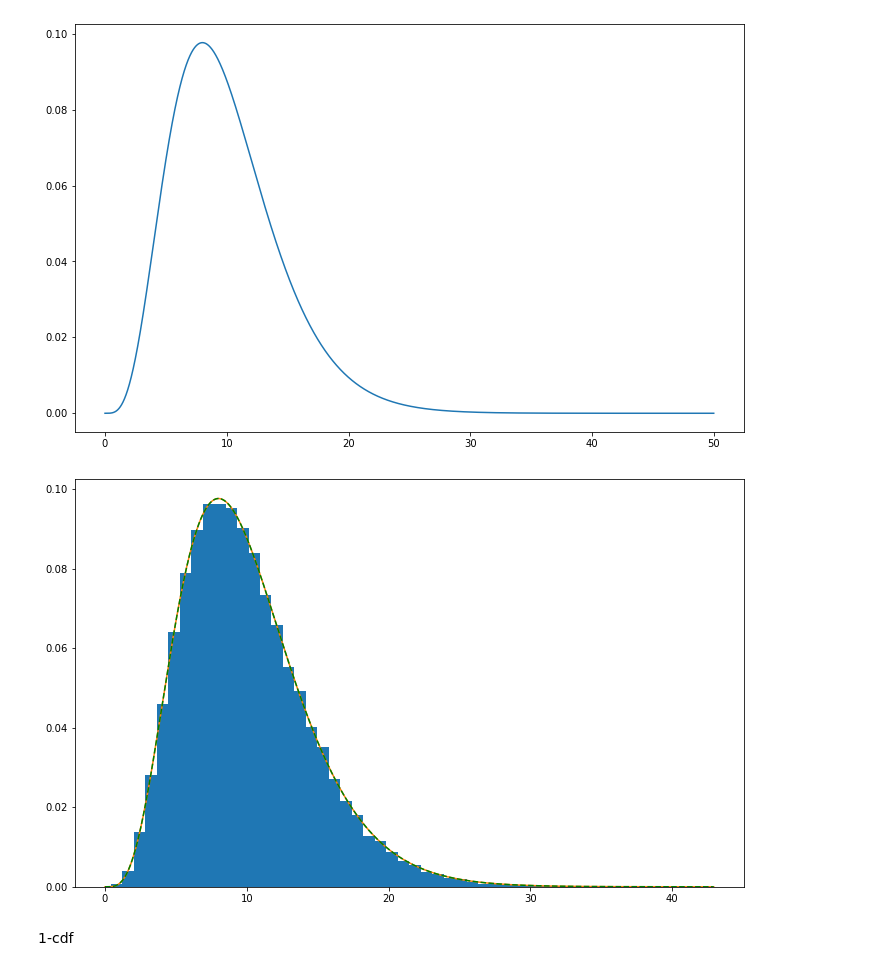
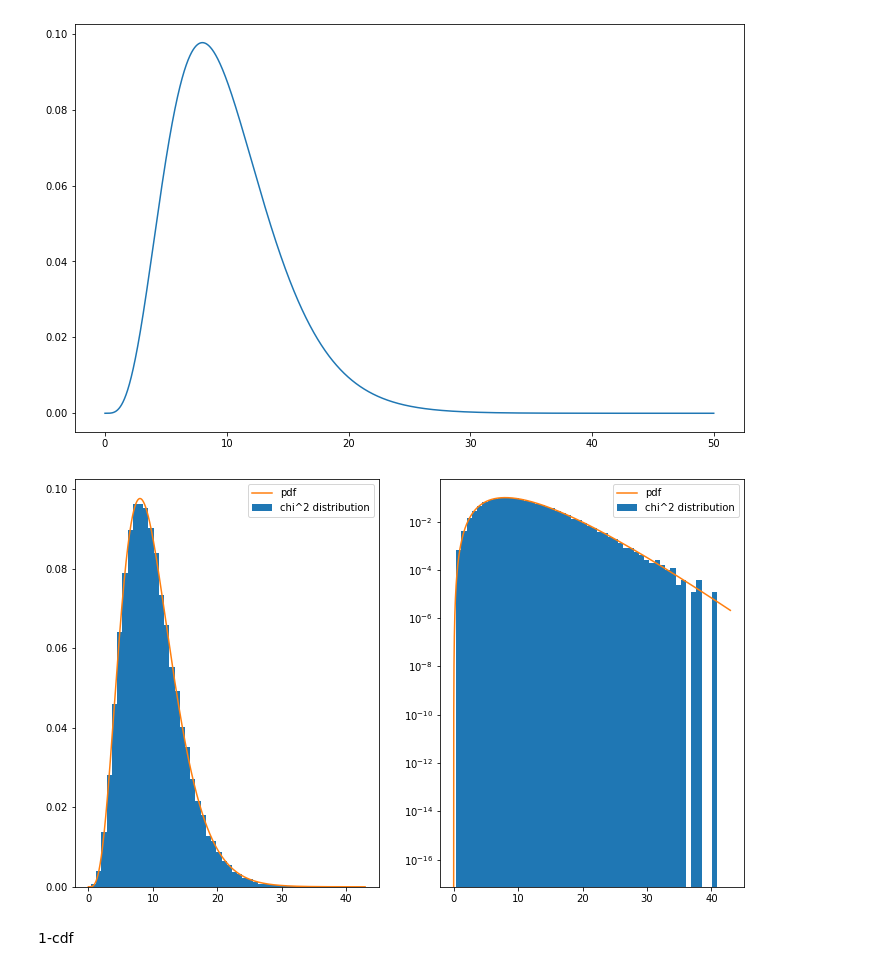
Before and after one commit to maria8ch/Phys434_BigData, a Jupyter notebook: lab1_Berres.ipynb, the cells around one changed output. Drawn from its saved outputs; the diff is of its cells as text; code cells hidden in the pictures.

```diff
--- a/lab1_Berres.ipynb
+++ b/lab1_Berres.ipynb
@@ -31,3 +45,14 @@ plt.show()
 # %% [markdown]
 ## 1. B)
 Add explanation
+# %%
+fig, ax = plt.subplots(figsize=(12, 7.5))
+#ax.hist(d,50, density=True)
+plt.tick_params(labelsize = 14)
+#plt.xlim([4.95,5.05])
+x = np.linspace(-5,5,1000)
+ax.plot(x,stats.norm.cdf(x,loc = 0, scale = 1),linewidth=3)
+ax.set_title('Standard Normal Gaussian CDF')
+ax.set_xlabel('Sigma')
+ax.set_ylabel('Probability')
+plt.show()
@@ -116,19 +143,26 @@ ax.plot(v,tc2(v,k))
 # %%
 l=0.0
 s=1.0
 df=10
 #d = stats.norm.rvs(loc = 5, scale = 0.01, size = 100000)
 c21=stats.chi2.rvs(df,loc = l, scale = s, size = 100000,random_state=420)
-fig, ax = plt.subplots(figsize=(12, 7.5))
+fig, ax = plt.subplots(1,2,figsize=(12, 7.5))
 #c2=np.random.chisquare(d)
-ax.hist(c21, bins=50, density=True);
-v = np.linspace(0,ax.get_xlim()[1], 100000)
-ax.plot(v,stats.chi2.pdf(v,df,loc=l,scale=s))
+ax[0].hist(c21, bins=50, density=True,label='chi^2 distribution');
+v = np.linspace(0,ax[0].get_xlim()[1], 100000)
+#ax[0].plot(v,stats.chi2.pdf(v,df,loc=l,scale=s))
 #v = np.linspace(0,50, 100000)
+
 k=10
-ax.plot(v,tc2(v,df),color='g',ls='--');
+ax[0].plot(v,tc2(v,df),label='pdf');
+ax[0].legend(loc=0)
+plt.yscale('log')
+ax[1].hist(c21, bins=50, density=True,label='chi^2 distribution');
+ax[1].plot(v,tc2(v,df),label='pdf');
+ax[1].set_xlabel()
+ax[1].legend(loc=0);
 # %% [output]
-[figure, old version]
+[figure, new version]
 # %% [markdown]
 1-cdf
 # %% [markdown]
```
Also changed, not shown: parts of 11 cells of this notebook.
